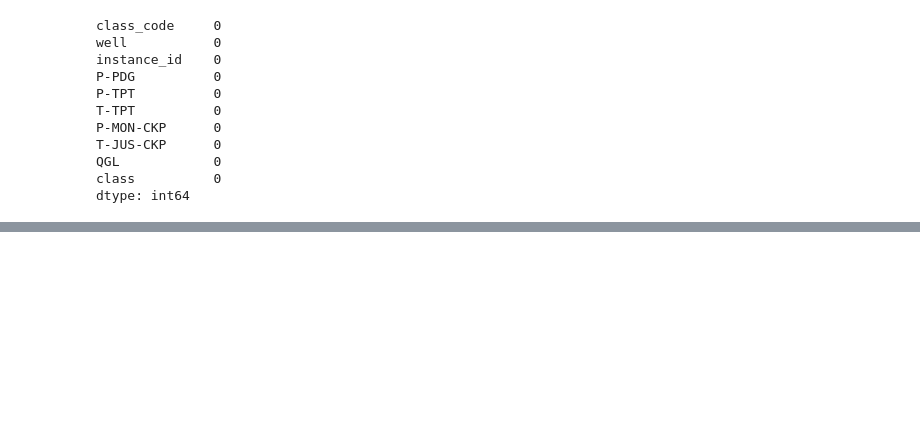
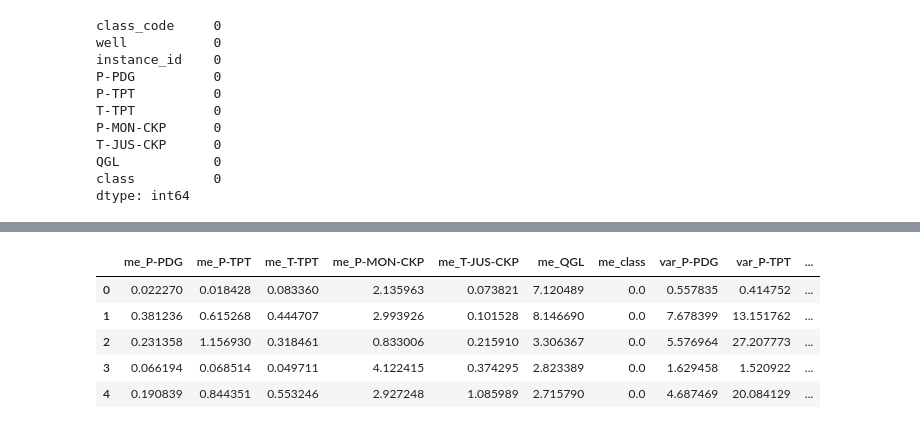
Before and after one commit to mc50093/uzop_proj, a Jupyter notebook: Classification of undesirable oil well events.ipynb, the cells around one changed output, grey strips where cells are left out. Saved outputs shown, nothing was run; the diff lists cells and outputs as text; code cells hidden in the pictures; blank space fills up the shorter version.

```diff
--- a/Classification of undesirable oil well events.ipynb
+++ b/Classification of undesirable oil well events.ipynb
@@ -236,0 +342,9 @@ ValueError: The truth value of a Series is ambiguous. Use a.empty, a.bool(), a.i
+# %%
+df_all.head()
+# %% [output]
+|  | me_P-PDG | me_P-TPT | me_T-TPT | me_P-MON-CKP | me_T-JUS-CKP | me_QGL | me_class | var_P-PDG | var_P-TPT | ... |
+| 0 | 0.022270 | 0.018428 | 0.083360 | 2.135963 | 0.073821 | 7.120489 | 0.0 | 0.557835 | 0.414752 | ... |
+| 1 | 0.381236 | 0.615268 | 0.444707 | 2.993926 | 0.101528 | 8.146690 | 0.0 | 7.678399 | 13.151762 | ... |
+| 2 | 0.231358 | 1.156930 | 0.318461 | 0.833006 | 0.215910 | 3.306367 | 0.0 | 5.576964 | 27.207773 | ... |
+| 3 | 0.066194 | 0.068514 | 0.049711 | 4.122415 | 0.374295 | 2.823389 | 0.0 | 1.629458 | 1.520922 | ... |
+| 4 | 0.190839 | 0.844351 | 0.553246 | 2.927248 | 1.085989 | 2.715790 | 0.0 | 4.687469 | 20.084129 | ... |
```
Also changed, not shown: parts of 18 cells of this notebook.
